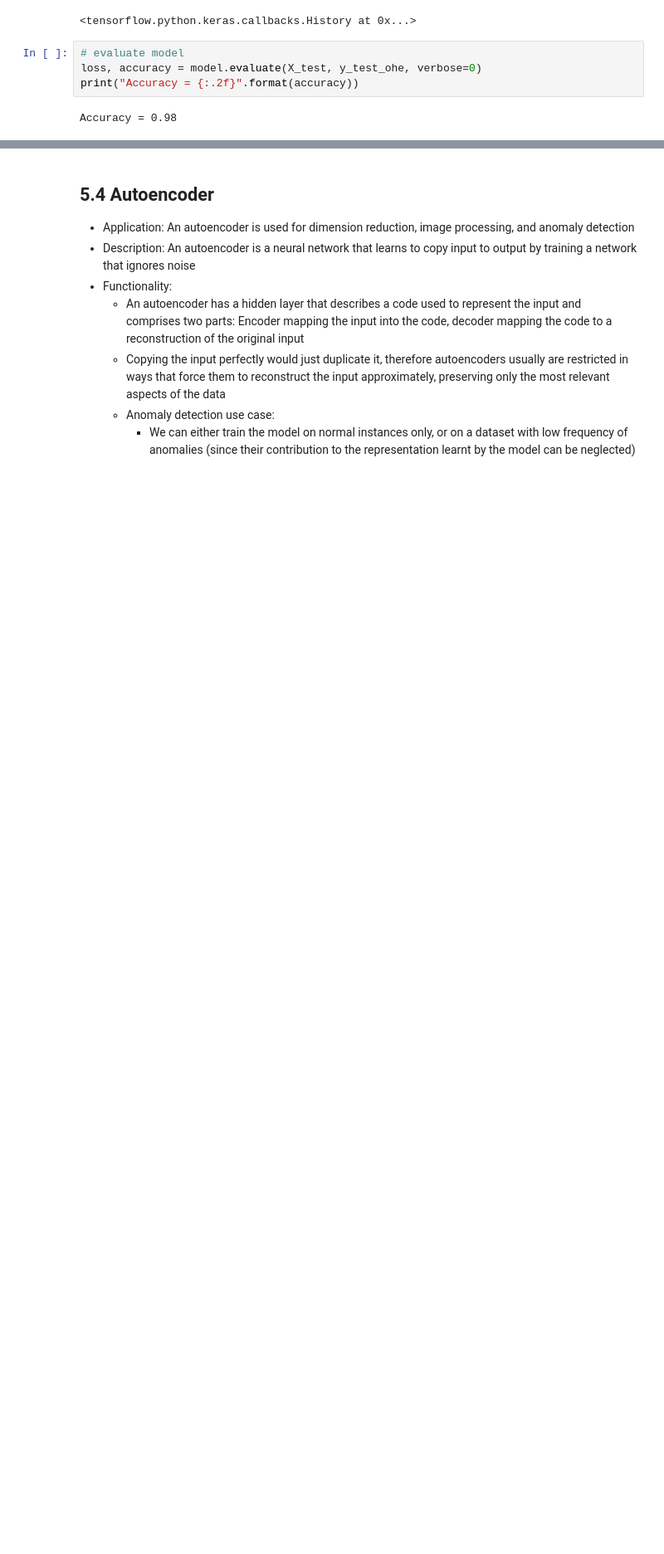
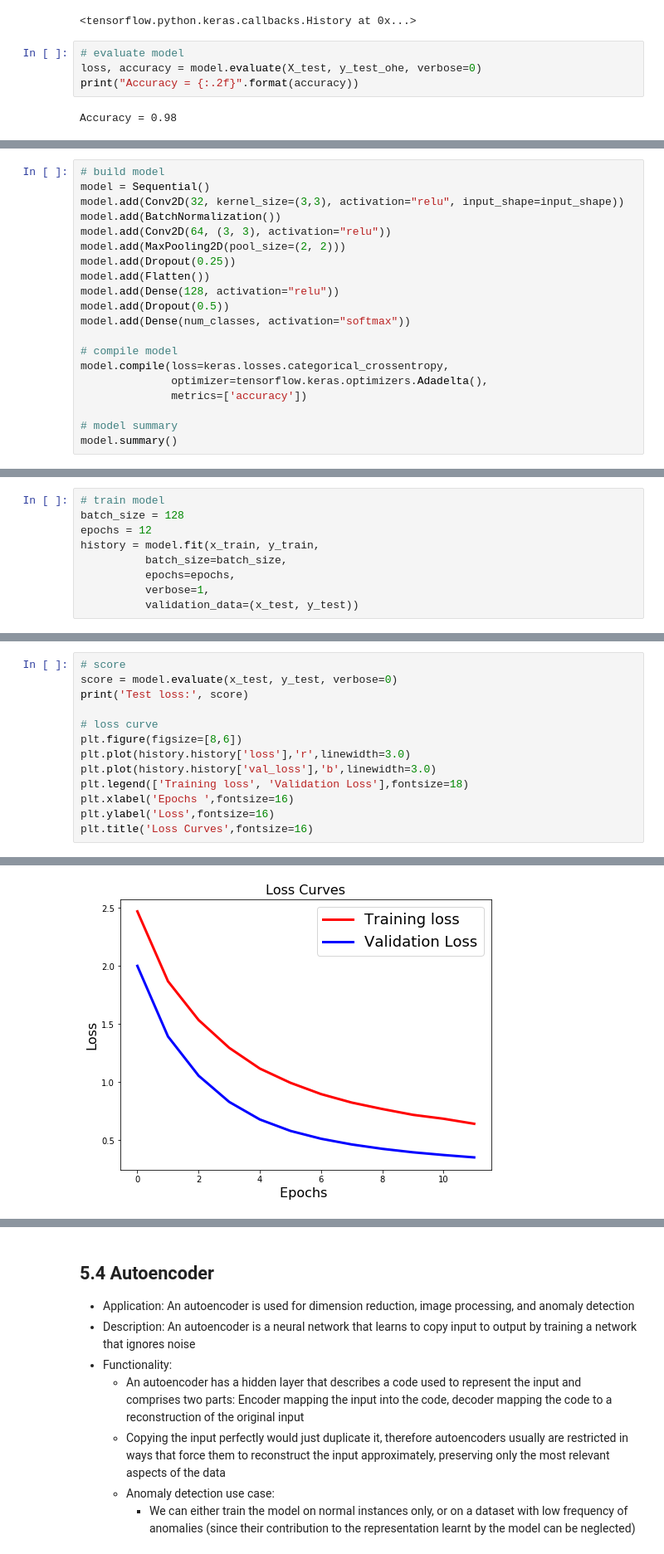
Before and after one commit to ju-kl/data-science-toolbox, a Jupyter notebook: 05_deep_learning.ipynb, the cells around one changed output, grey strips where cells are left out. Shown: that part at 83% size. Cells and saved outputs as stored; diff of their text form; blank space fills up the shorter version.

```diff
--- a/05_deep_learning.ipynb
+++ b/05_deep_learning.ipynb
@@ -126,0 +193,20 @@ Accuracy = 0.98
+# %%
+# build model
+model = Sequential()
+model.add(Conv2D(32, kernel_size=(3,3), activation="relu", input_shape=input_shape))
+model.add(BatchNormalization())
+model.add(Conv2D(64, (3, 3), activation="relu"))
+model.add(MaxPooling2D(pool_size=(2, 2)))
+model.add(Dropout(0.25))
+model.add(Flatten())
+model.add(Dense(128, activation="relu"))
+model.add(Dropout(0.5))
+model.add(Dense(num_classes, activation="softmax"))
+
+# compile model
+model.compile(loss=keras.losses.categorical_crossentropy,
+              optimizer=tensorflow.keras.optimizers.Adadelta(),
+              metrics=['accuracy'])
+
+# model summary
+model.summary()
@@ -126,0 +231,9 @@ Accuracy = 0.98
+# %%
+# train model
+batch_size = 128
+epochs = 12
+history = model.fit(x_train, y_train,
+          batch_size=batch_size,
+          epochs=epochs,
+          verbose=1,
+          validation_data=(x_test, y_test))
@@ -126,0 +258,14 @@ Accuracy = 0.98
+# %%
+# score
+score = model.evaluate(x_test, y_test, verbose=0)
+print('Test loss:', score)
+
+# loss curve
+plt.figure(figsize=[8,6])
+plt.plot(history.history['loss'],'r',linewidth=3.0)
+plt.plot(history.history['val_loss'],'b',linewidth=3.0)
+plt.legend(['Training loss', 'Validation Loss'],fontsize=18)
+plt.xlabel('Epochs ',fontsize=16)
+plt.ylabel('Loss',fontsize=16)
+plt.title('Loss Curves',fontsize=16)
+# %% [output]
@@ -127 +274,2 @@ Accuracy = 0.98
+[figure, added]
 # %% [markdown]
```
Also changed, not shown: parts of 9 cells of this notebook.
